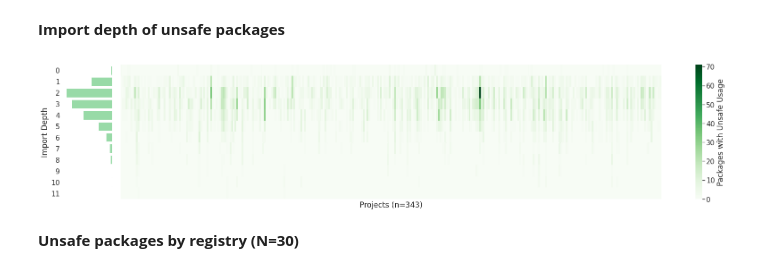
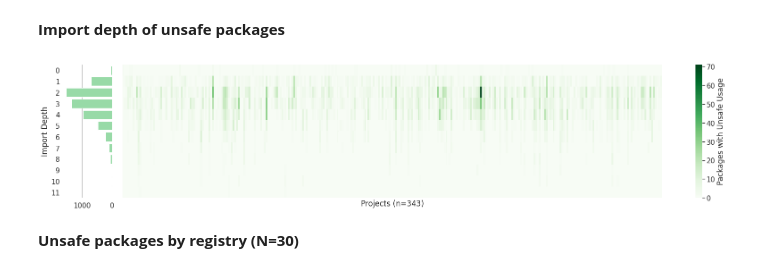
Before and after one commit to jlauinger/master-of-science, a Jupyter notebook: code/data-survey/analysis/figures-thesis.ipynb, the cells around one changed output. Saved outputs shown, nothing was run; the diff lists cells and outputs as text; code cells hidden in the pictures.

```diff
--- a/code/data-survey/analysis/figures-thesis.ipynb
+++ b/code/data-survey/analysis/figures-thesis.ipynb
@@ -94,35 +94,35 @@ distribution_df = packages_df\
 
 sns.set(style="white")
 sns.set(font_scale=1.4)
 
 # create plot setup
 fig, axs = plt.subplots(nrows=1, ncols=2, sharey=False, figsize=(24, 5), gridspec_kw={'width_ratios': [1, 14]})
 fig.subplots_adjust(wspace=0)
 
 # plot heatmap
 sns.heatmap(df, ax=axs[1], cmap='Greens', cbar_kws={'label': 'Packages with Unsafe Usage'})
 
 # plot distribution
 sns.set_color_codes("pastel")
 sns.barplot(distribution_df.values, distribution_df.index, orient='h', color="g", ax=axs[0])
 axs[0].invert_xaxis()
 axs[0].set_facecolor("white")
+axs[0].xaxis.grid(color="gray")
 
 # labeling
 for item in axs[1].get_yticklabels():
     item.set_rotation(0)
 axs[1].set_xticks([])
 axs[1].set_yticks([])
 axs[1].set(ylabel="", xlabel="Projects (n={})".format(packages_df['project_name'].nunique()))
 axs[0].set(ylabel="Import Depth", xlabel="")
 sns.despine(bottom=True, left=True)
-axs[0].set_xticks([])
 
 plt.tight_layout()
 plt.savefig('/root/data/figures/thesis/chapter4/unsafe-import-depth.pdf', bbox_inches='tight')
 plt.show()
 # %% [output]
-[figure, old version]
+[figure, new version]
 # %% [markdown]
 **Unsafe packages by registry (N=30)**
 # %%
```
Also changed, not shown: parts of 21 cells of this notebook, 2 other files.
